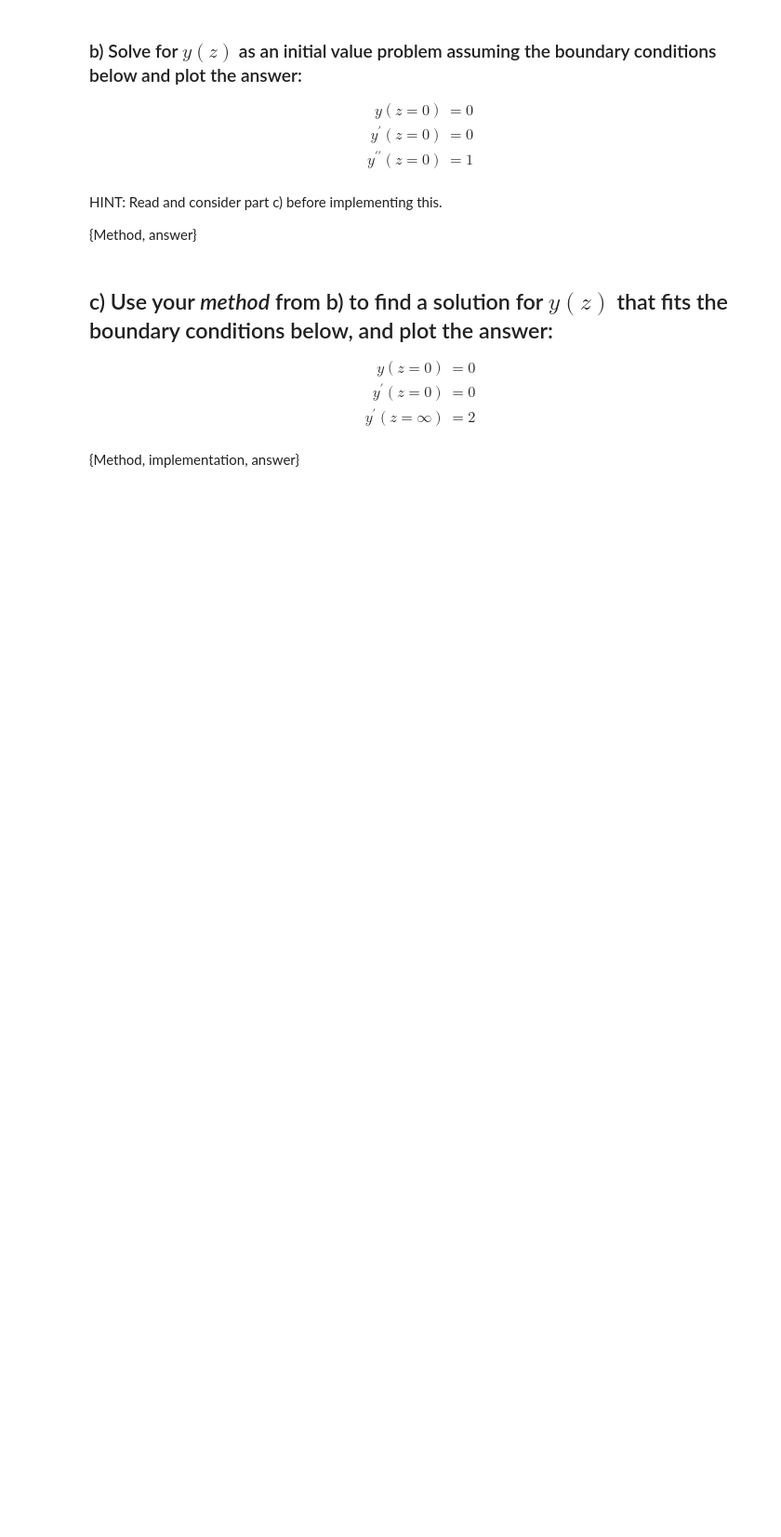
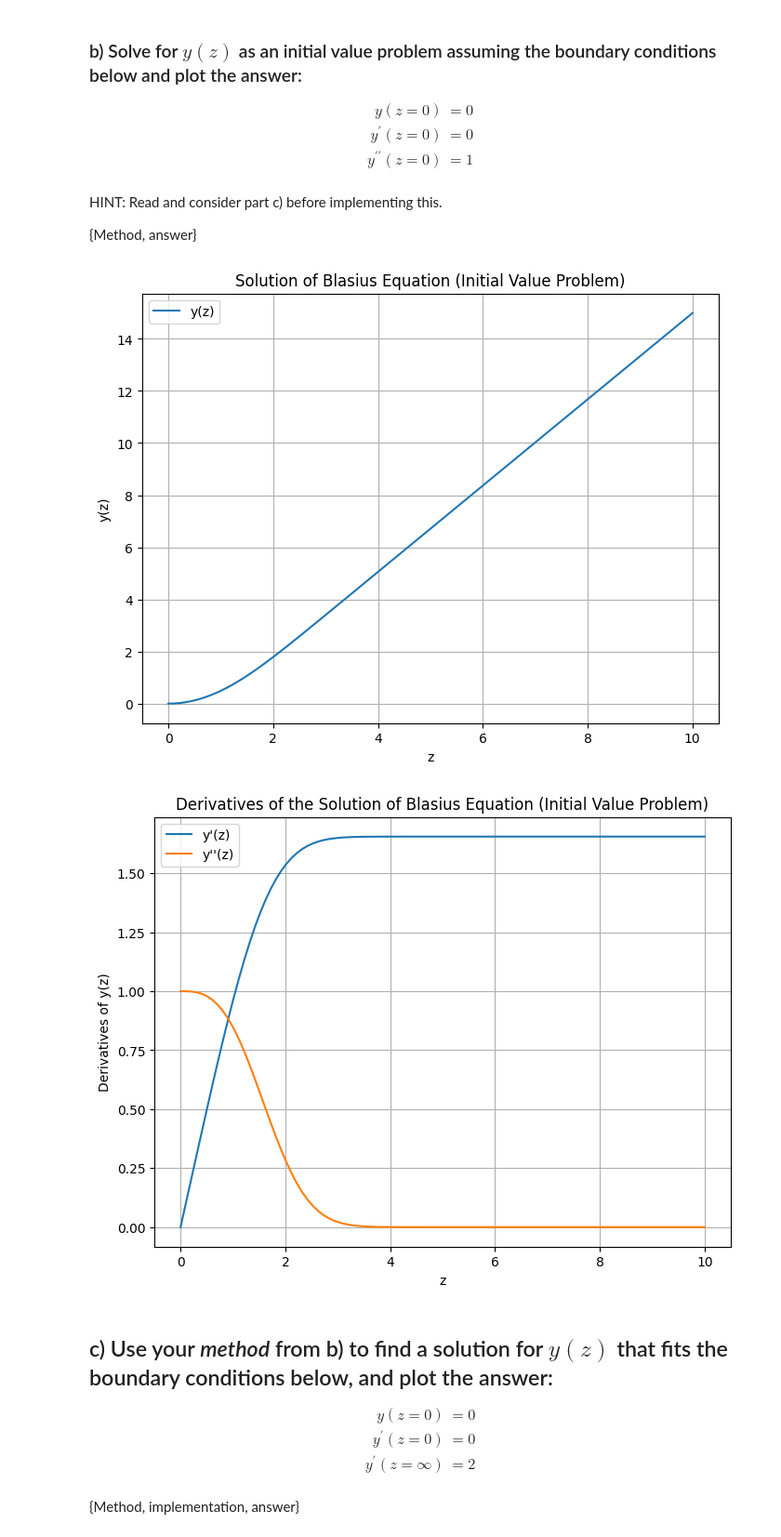
Before and after one commit to n-zaheer/3nm4, a Jupyter notebook: Assignments/Assignment_4.ipynb, the cells around one changed output. Shown at 93% size. Saved outputs shown, nothing was run; the diff lists cells and outputs as text; code cells hidden in the pictures; blank space fills up the shorter version.

```diff
--- a/Assignments/Assignment_4.ipynb
+++ b/Assignments/Assignment_4.ipynb
@@ -25,6 +39,48 @@ $$
 HINT: Read and consider part c) before implementing this.
 
 {Method, answer}
+# %%
+import numpy as np
+from scipy.integrate import solve_ivp
+import matplotlib.pyplot as plt
+
+# Initial conditions for y(0), y'(0), y''(0)
+initial_conditions = [0, 0, 1]
+
+# Define the range for z
+z_span = (0, 10) # We can adjust this range based on where the solution converges
+
+# Solve the system of ODEs
+# Use dense_output=True to get a continuous solution
+solution = solve_ivp(blasius_system, z_span, initial_conditions, dense_output=True)
+
+# Generate points for plotting
+z_values = np.linspace(z_span[0], z_span[1], 100)
+y_values = solution.sol(z_values)
+
+# Plot y(z)
+plt.figure(figsize=(8, 6))
+plt.plot(z_values, y_values[0], label='y(z)')
+plt.xlabel('z')
+plt.ylabel('y(z)')
+plt.title('Solution of Blasius Equation (Initial Value Problem)')
+plt.grid(True)
+plt.legend()
+plt.show()
+
+# Plot y'(z) and y''(z) as well for more insight
+plt.figure(figsize=(8, 6))
+plt.plot(z_values, y_values[1], label="y'(z)")
+plt.plot(z_values, y_values[2], label="y''(z)")
+plt.xlabel('z')
+plt.ylabel("Derivatives of y(z)")
+plt.title('Derivatives of the Solution of Blasius Equation (Initial Value Problem)')
+plt.grid(True)
+plt.legend()
+plt.show()
+# %% [output]
+[figure, added]
+[figure, added]
 # %% [markdown]
 ## c) Use your *method* from b) to find a solution for $y(z)$ that fits the boundary conditions below, and plot the answer:
 
```
Also changed, not shown: parts of 5 cells of this notebook.
